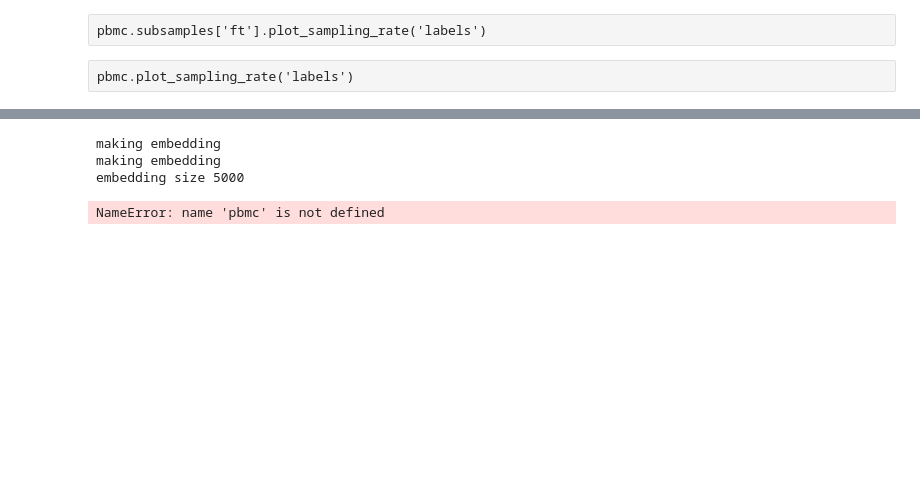
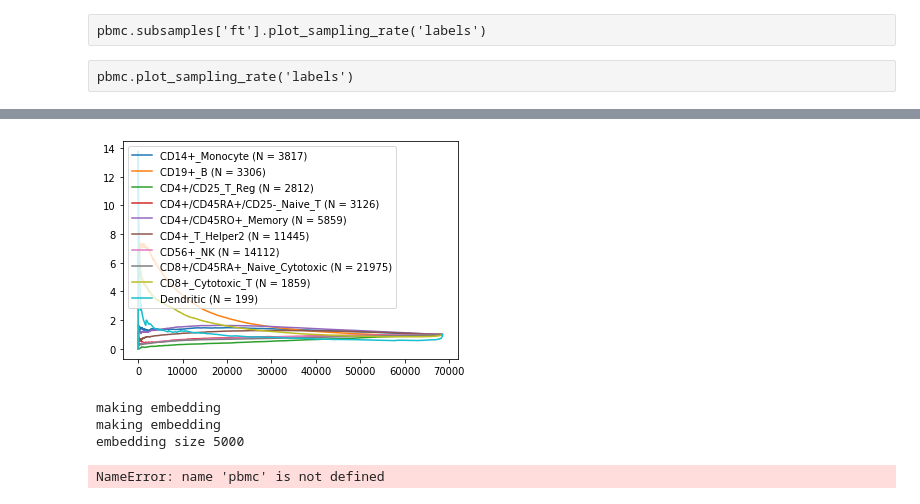
Before and after one commit to bendemeo/ample, a Jupyter notebook: sample_rate.ipynb, the cells around one changed output, grey strips where cells are left out. Saved outputs shown, nothing was run; the diff lists cells and outputs as text; code cells hidden in the pictures; blank space fills up the shorter version.

```diff
--- a/sample_rate.ipynb
+++ b/sample_rate.ipynb
@@ -182,3 +216,7 @@ pbmc.subsamples['ft_pearson'].plot_sampling_rate('labels')
+# %%
+pbmc.subsamples['ft'].plot_sampling_rate('labels', normalize=True)
+# %% [output]
+[figure, added]
 # %%
 jt = open_data()
 # %%
```
Also changed, not shown: parts of 5 cells of this notebook, 2 other files.
